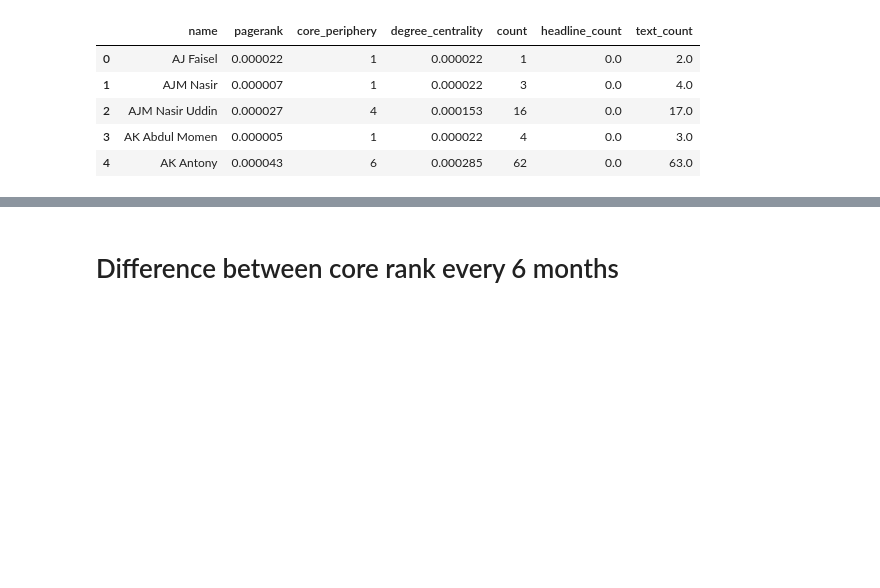
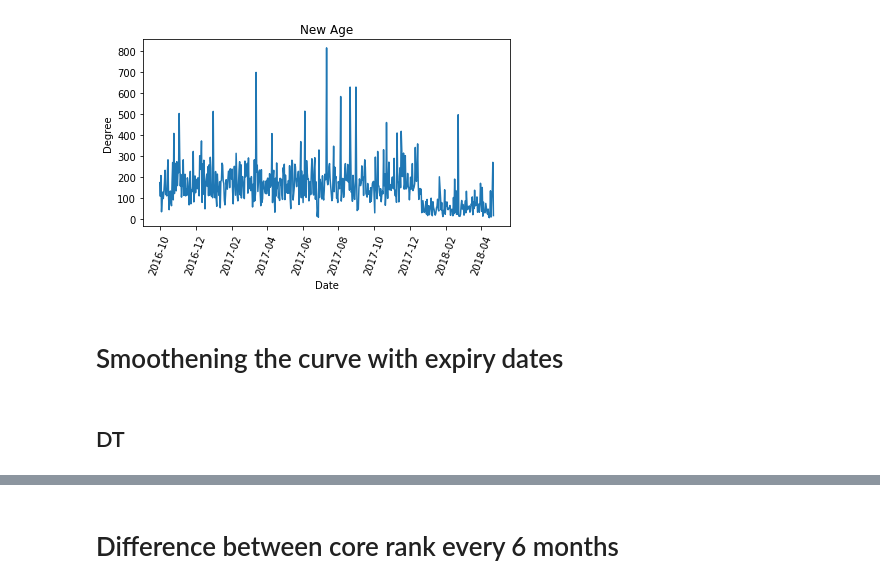
Before and after one commit to shoumikchow/Research, a Jupyter notebook: network-exploration.ipynb, the cells around one changed output, grey strips where cells are left out. Drawn from its saved outputs; the diff is of its cells as text; code cells hidden in the pictures; blank space fills up the shorter version.

```diff
--- a/network-exploration.ipynb
+++ b/network-exploration.ipynb
@@ -572,2 +103,0 @@ df = pd.read_pickle('Data/DS/DS.pkl')
-# %%
-count = collections.Counter([item for sublist in df['ner_unique_person'] for item in sublist])
@@ -613,32 +103,0 @@ df_text = pd.read_pickle('Data/Processed Data/Misc/DS-Text-Count.pkl')
-# %%
-pagerank = pd.DataFrame.from_dict(pr_G, orient='index')
-pagerank = pagerank.reset_index()
-pagerank = pagerank.sort_values(by='index')
-pagerank.columns = ['name', 'pagerank']
-
-degree_centrality = pd.DataFrame.from_dict(degree_centrality_G, orient='index')
-degree_centrality = degree_centrality.reset_index()
-degree_centrality = degree_centrality.sort_values(by='index')
-degree_centrality.columns = ['name', 'degree_centrality']
-
-G.remove_edges_from(G.selfloop_edges())
-core = nx.core_number(G)
-
-core_periphery = pd.DataFrame.from_dict(core, orient='index')
-core_periphery = core_periphery.reset_index()
-core_periphery = core_periphery.sort_values(by='index')
-core_periphery.columns = ['name', 'core_periphery']
-
-count = dict(count)
-person_count = pd.DataFrame.from_dict(count, orient='index')
-person_count = person_count.reset_index()
-person_count = person_count.sort_values(by='index')
-person_count.columns = ['name', 'count']
-
-df_headline = df_headline.reset_index()
-df_headline = df_headline.sort_values(by='index')
-df_headline.columns = ['name', 'headline_count']
-
-df_text = df_text.reset_index()
-df_text = df_text.sort_values(by='index')
-df_text.columns = ['name', 'text_count']
@@ -658,9 +103,0 @@ ml.drop(ml.index[-153:], inplace=True)
-# %%
-ml.head()
-# %% [output]
-|  | name | pagerank | core_periphery | degree_centrality | count | headline_count | text_count |
-| 0 | AJ Faisel | 0.000022 | 1 | 0.000022 | 1 | 0.0 | 2.0 |
-| 1 | AJM Nasir | 0.000007 | 1 | 0.000022 | 3 | 0.0 | 4.0 |
-| 2 | AJM Nasir Uddin | 0.000027 | 4 | 0.000153 | 16 | 0.0 | 17.0 |
-| 3 | AK Abdul Momen | 0.000005 | 1 | 0.000022 | 4 | 0.0 | 3.0 |
-| 4 | AK Antony | 0.000043 | 6 | 0.000285 | 62 | 0.0 | 63.0 |
@@ -668,0 +121,14 @@ ml.head()
+# %%
+plt.xticks(rotation=70)
+plt.title("New Age")
+plt.xlabel("Date")
+plt.ylabel("Degree")
+plt.plot(date, count)
+
+plt.tight_layout()
+plt.savefig('Figures/NA-Degree.pdf')
+# plt.show()
+# %% [output]
+[figure, added]
+# %% [markdown]
+# Smoothening the curve with expiry dates
@@ -668,0 +137,2 @@ ml.head()
+# %% [markdown]
+## DT
```
Also changed, not shown: parts of 240 cells of this notebook.
